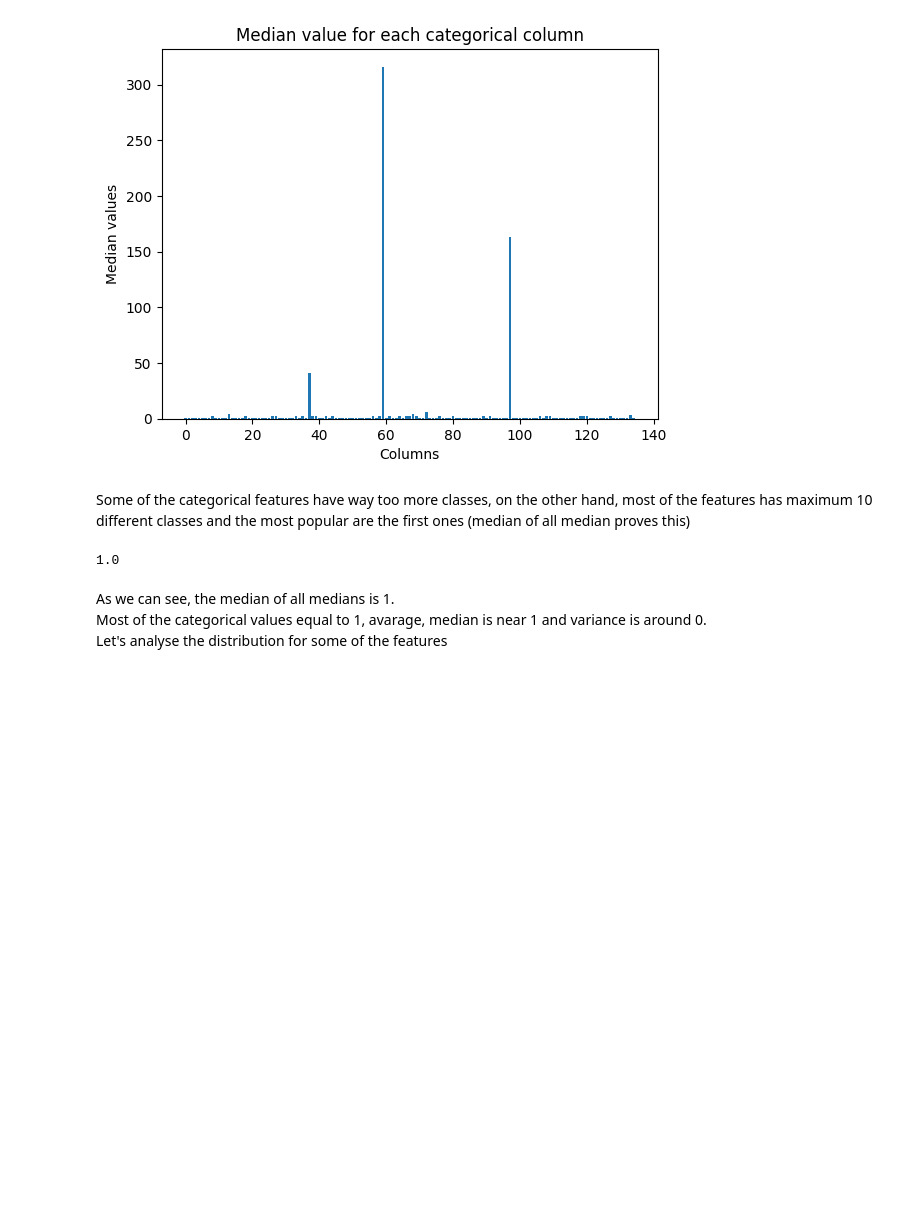
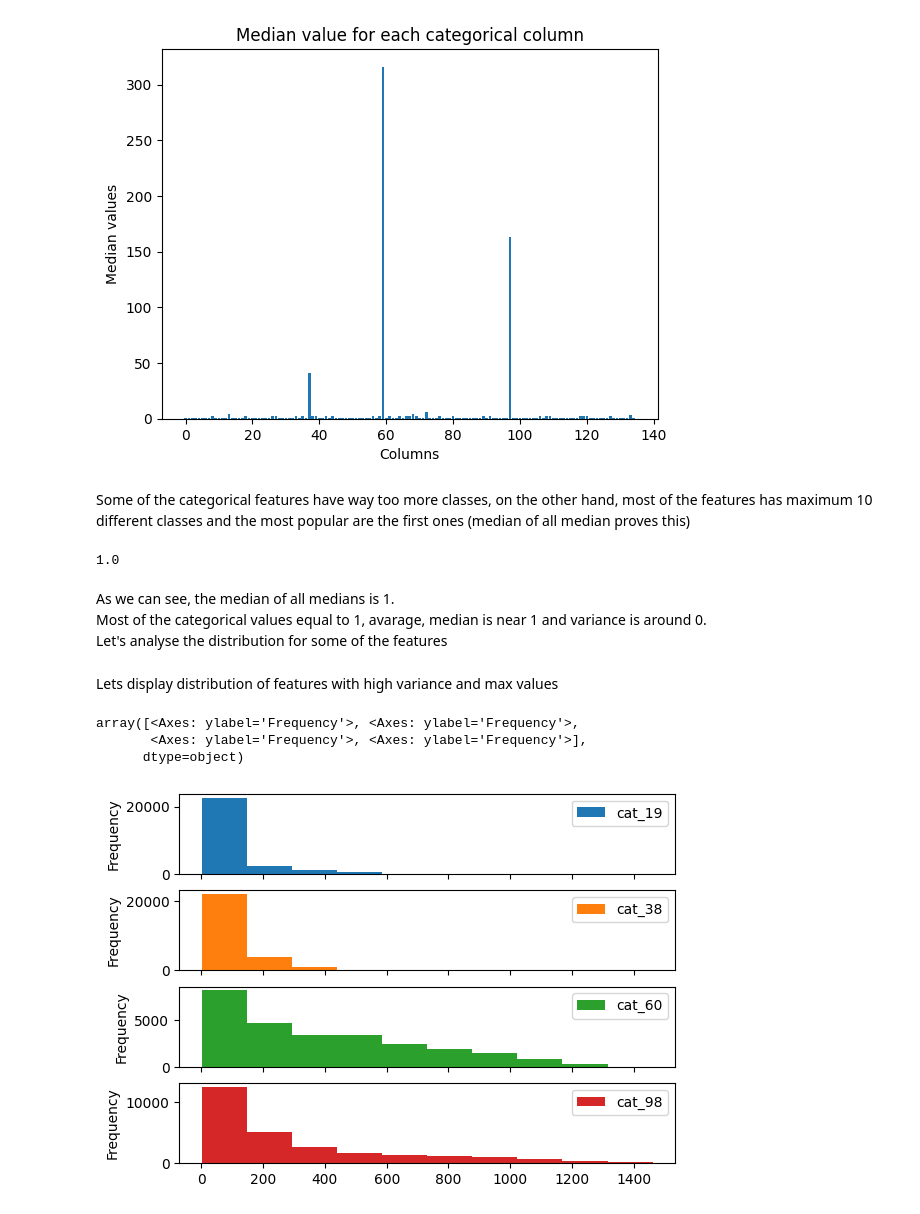
Before and after one commit to TimofiyJ/DS_PB, a Jupyter notebook: main.ipynb, the cells around one changed output. Cells and saved outputs as stored; diff of their text form; code cells hidden in the pictures; blank space fills up the shorter version.

Commit message:
feat: visualize distribution of categorical features

```diff
--- a/main.ipynb
+++ b/main.ipynb
@@ -194,3 +194,12 @@ print(df_categorical.median().median())
 As we can see, the median of all medians is 1. <br>
 Most of the categorical values equal to 1, avarage, median is near 1 and variance is around 0.<br>
 Let's analyse the distribution for some of the features
+# %% [markdown]
+Lets display distribution of features with high variance and max values
+# %%
+df_categorical.loc[:,df_categorical.var()>100].plot(kind='hist',subplots=True)
+# %% [output]
+array([<Axes: ylabel='Frequency'>, <Axes: ylabel='Frequency'>,
+       <Axes: ylabel='Frequency'>, <Axes: ylabel='Frequency'>],
+      dtype=object)
+[figure, added]
```
Also changed, not shown: parts of 5 cells of this notebook.
